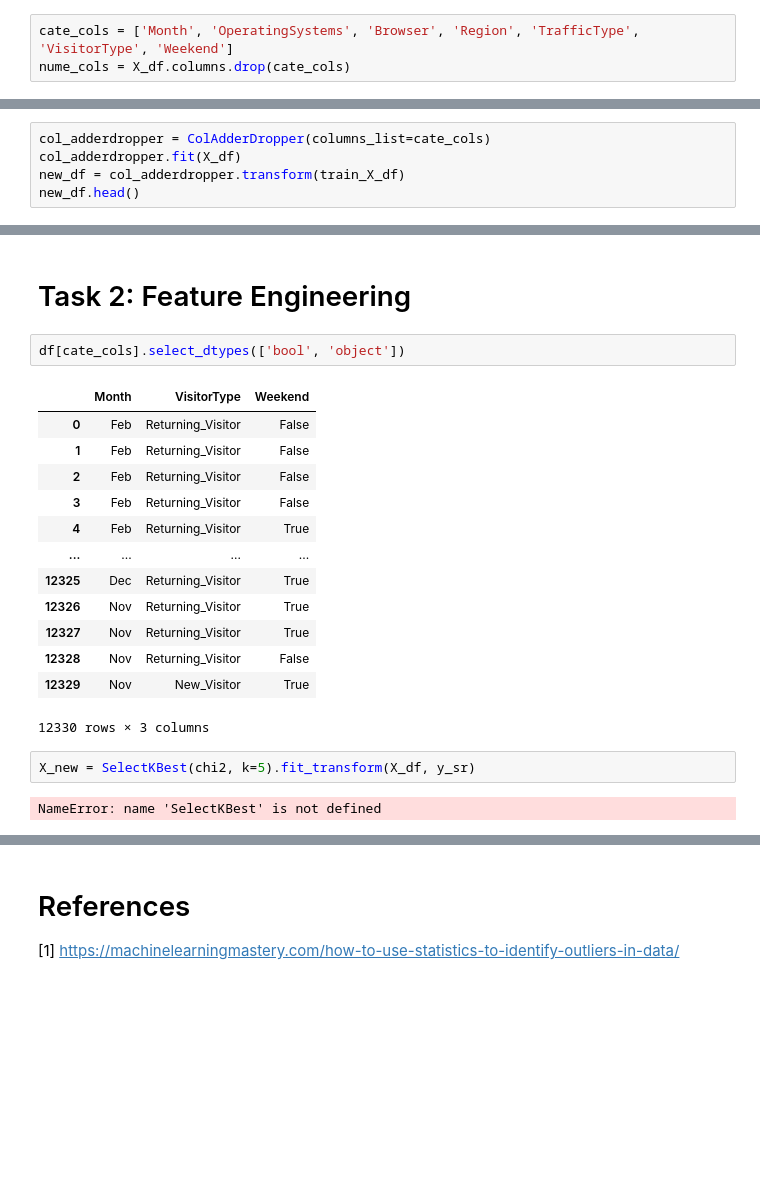
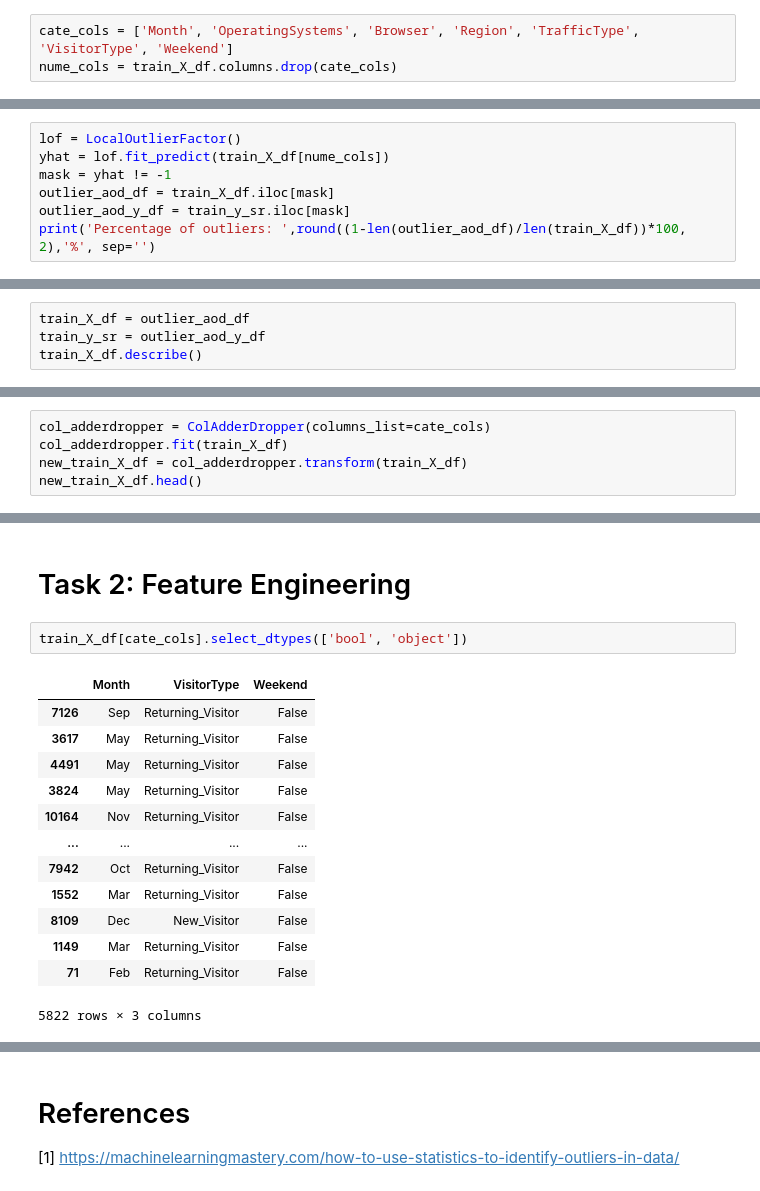
Before and after one commit to camphong24032002/Assignment3-PDS, a Jupyter notebook: Assignment3.ipynb, the cells around one changed output, grey strips where cells are left out. Cells and saved outputs as stored; diff of their text form; blank space fills up the shorter version.

```diff
--- a/Assignment3.ipynb
+++ b/Assignment3.ipynb
@@ -73,5 +73,5 @@ memory usage: 1.1+ MB
 <p>Firstly, We will select the numeric columns and category columns</p>
 # %%
 cate_cols = ['Month', 'OperatingSystems', 'Browser', 'Region', 'TrafficType', 'VisitorType', 'Weekend']
-nume_cols = X_df.columns.drop(cate_cols)
+nume_cols = train_X_df.columns.drop(cate_cols)
 # %% [markdown]
@@ -113,2 +117,9 @@ Percentage of outliers: 57.49%
 # %% [markdown]
 * Automatic Outlier Detection
+# %%
+lof = LocalOutlierFactor()
+yhat = lof.fit_predict(train_X_df[nume_cols])
+mask = yhat != -1
+outlier_aod_df = train_X_df.iloc[mask]
+outlier_aod_y_df = train_y_sr.iloc[mask]
+print('Percentage of outliers: ',round((1-len(outlier_aod_df)/len(train_X_df))*100, 2),'%', sep='')
@@ -114,0 +130,4 @@ Percentage of outliers: 57.49%
+# %%
+train_X_df = outlier_aod_df
+train_y_sr = outlier_aod_y_df
+train_X_df.describe()
@@ -148,9 +179,9 @@ class ColAdderDropper(BaseEstimator, TransformerMixin):
         return df
 # %%
 col_adderdropper = ColAdderDropper(columns_list=cate_cols)
-col_adderdropper.fit(X_df)
-new_df = col_adderdropper.transform(train_X_df)
-new_df.head()
+col_adderdropper.fit(train_X_df)
+new_train_X_df = col_adderdropper.transform(train_X_df)
+new_train_X_df.head()
 # %% [output]
 |  | Administrative | Administrative_Duration | Informational | Informational_Duration | ProductRelated | ... |
 | 7126 | 2 | 30.20 | 0 | 0.0 | 29 | ... |
@@ -173,25 +225,21 @@ preprocessed_train_X = preprocess_pipeline.fit_transform(train_X_df)
 # %% [markdown]
 # Task 2: Feature Engineering
 # %%
-df[cate_cols].select_dtypes(['bool', 'object'])
+train_X_df[cate_cols].select_dtypes(['bool', 'object'])
 # %% [output]
 |  | Month | VisitorType | Weekend |
-| 0 | Feb | Returning_Visitor | False |
-| 1 | Feb | Returning_Visitor | False |
-| 2 | Feb | Returning_Visitor | False |
-| 3 | Feb | Returning_Visitor | False |
-| 4 | Feb | Returning_Visitor | True |
+| 7126 | Sep | Returning_Visitor | False |
+| 3617 | May | Returning_Visitor | False |
+| 4491 | May | Returning_Visitor | False |
+| 3824 | May | Returning_Visitor | False |
+| 10164 | Nov | Returning_Visitor | False |
 | ... | ... | ... | ... |
-| 12325 | Dec | Returning_Visitor | True |
-| 12326 | Nov | Returning_Visitor | True |
-| 12327 | Nov | Returning_Visitor | True |
-| 12328 | Nov | Returning_Visitor | False |
-| 12329 | Nov | New_Visitor | True |
+| 7942 | Oct | Returning_Visitor | False |
+| 1552 | Mar | Returning_Visitor | False |
+| 8109 | Dec | New_Visitor | False |
+| 1149 | Mar | Returning_Visitor | False |
+| 71 | Feb | Returning_Visitor | False |
-12330 rows × 3 columns
+5822 rows × 3 columns
-# %%
-X_new = SelectKBest(chi2, k=5).fit_transform(X_df, y_sr)
-# %% [output]
-NameError: name 'SelectKBest' is not defined
 # %%
 class OneHotEncoding:
     def __init__(self, columns, handle_unknown_type='ignore', isSparse=False):
```
Also changed, not shown: parts of 22 cells of this notebook.
